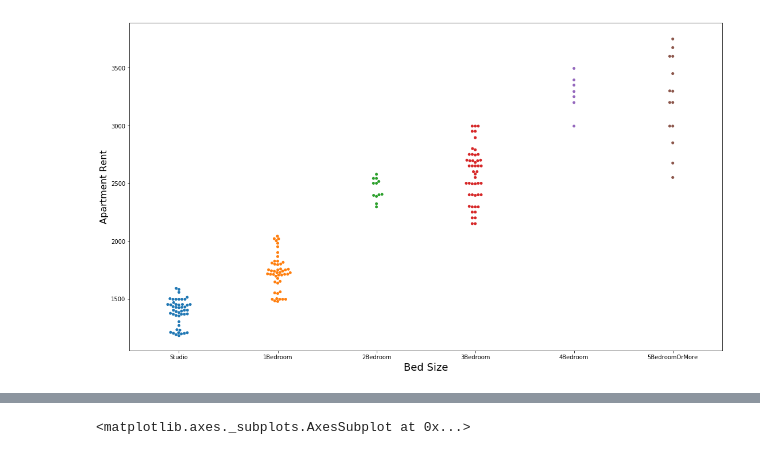
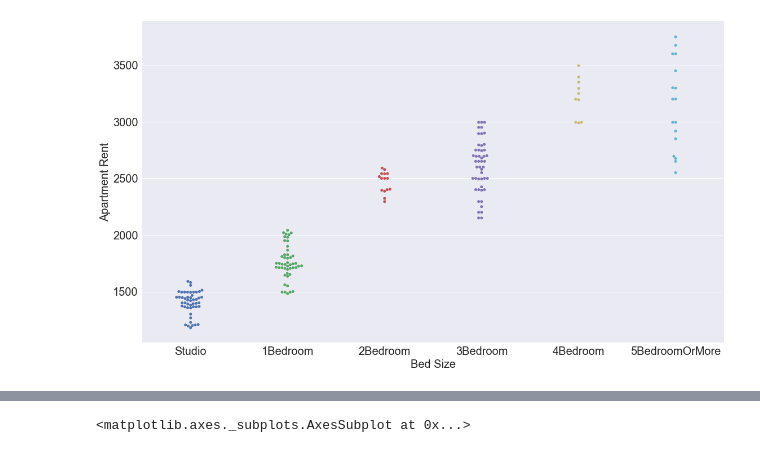
Before and after one commit to yichiang/Project-Apartment-Rent-Prediction, a Jupyter notebook: 4.EDA.ipynb, the cells around one changed output, grey strips where cells are left out. Saved outputs shown, nothing was run; the diff lists cells and outputs as text; code cells hidden in the pictures.

Commit message:
update chart

```diff
--- a/4.EDA.ipynb
+++ b/4.EDA.ipynb
@@ -44,12 +44,14 @@ sns.distplot(merge_housing.Apartment_rent)
 # %%
+sns.set(font_scale = 2)
 plt.subplots(figsize=(18.5, 10.5))
 ax = sns.swarmplot(x=merge_housing['BedSize'], y=merge_housing['Apartment_rent'], data=merge_housing)
-ax.set_ylabel('Apartment Rent', fontsize=16);
-ax.set_xlabel('Bed Size', fontsize=18)
+ax.set_ylabel('Apartment Rent', fontsize=20);
+ax.set_xlabel('Bed Size', fontsize=20)
+
 fig = ax.get_figure()
 fig.savefig("swarmplot_Apartment_BedSize.png")
 # %% [output]
-[figure, old version]
+[figure, new version]
 # %%
 merge_housing.dtypes
 # %% [output]
```
Also changed, not shown: parts of 29 cells of this notebook, 11 other files.
